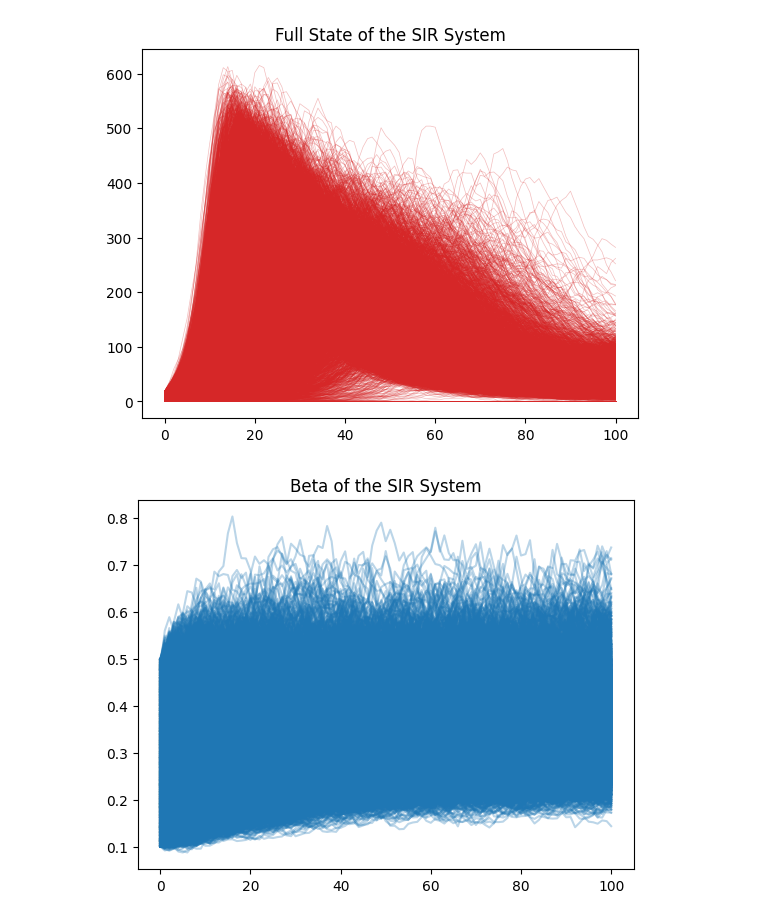
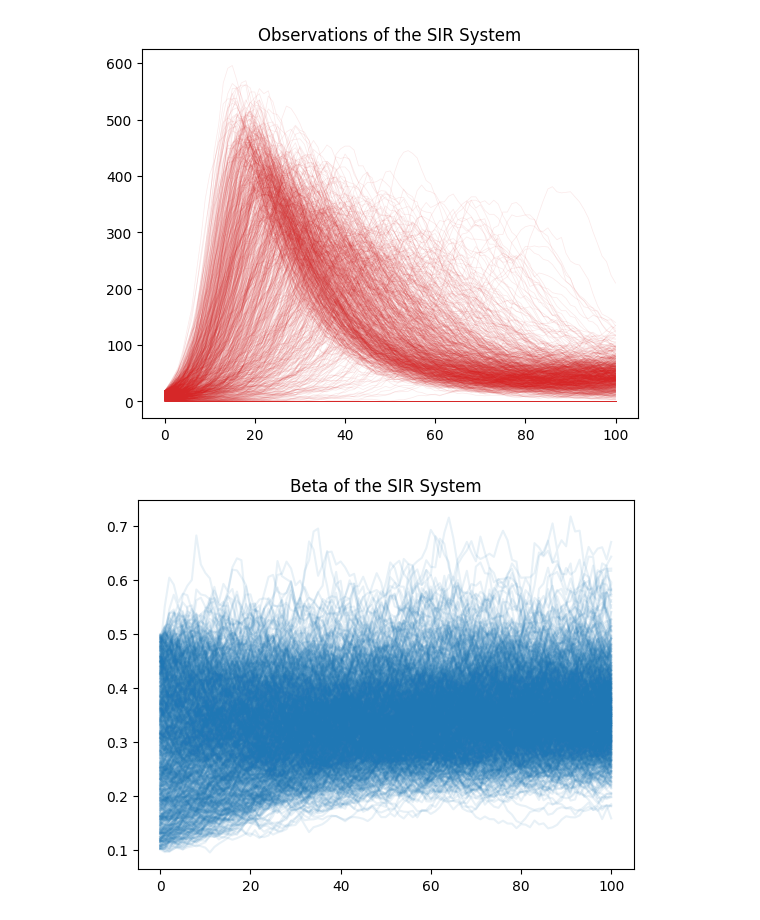
Before and after one commit to Averydx/bayesian_inf, a Jupyter notebook: SIR_rank_histogram_pf.ipynb, the cells around one changed output. Cells and saved outputs as stored; diff of their text form; code cells hidden in the pictures.

```diff
--- a/SIR_rank_histogram_pf.ipynb
+++ b/SIR_rank_histogram_pf.ipynb
@@ -59,53 +60,51 @@ def model(x0, theta, key,days, delta_t):
 
     return jnp.concatenate((x0[jnp.newaxis,:],loop_val))
 # %%
-theta = (0.1, 1 / 90,1/35,jnp.log(0.35),0.2)
+theta = (0.1, 1 / 90, 1 / 35, jnp.log(0.35), 0.2)
 delta_t = 1.0
 days = 100
-rng_key = jax.random.key(10)
+rng_key = jax.random.key(0)
 
-num_models = 10000
+num_models = 1_000
 keys = jax.random.split(rng_key, num_models)
 
 SIR_init_key, rng_key = jax.random.split(rng_key)
 beta_init_key, rng_key = jax.random.split(rng_key)
-I_x0 = jax.random.randint(SIR_init_key,minval = 0,maxval = 20,shape = (num_models,))
+I_x0 = jax.random.randint(SIR_init_key, minval=0, maxval=20, shape=(num_models,))
 
-x0 = jnp.full(
-    shape=(num_models, 3), fill_value=jnp.array([1000, 0, 0])
-)
+x0 = jnp.full(shape=(num_models, 3), fill_value=jnp.array([1000, 0, 0]))
 
-x0 = x0.at[:,0].set(x0[:,0] - I_x0)
-x0 = x0.at[:,1].set(x0[:,1] + I_x0)
+x0 = x0.at[:, 0].set(x0[:, 0] - I_x0)
+x0 = x0.at[:, 1].set(x0[:, 1] + I_x0)
 
-beta_x0 = jax.random.uniform(beta_init_key,shape = (num_models,),minval = 0.1,maxval = 0.5)
+beta_x0 = jax.random.uniform(beta_init_key, shape=(num_models,), minval=0.1, maxval=0.5)
 
-beta_x0 = beta_x0[...,jnp.newaxis]
+beta_x0 = beta_x0[..., jnp.newaxis]
 
-x0 = jnp.concatenate((x0,jnp.log(beta_x0)),axis = -1)
+x0 = jnp.concatenate((x0, jnp.log(beta_x0)), axis=-1)
 
 full_state = jax.vmap(model, in_axes=(0, None, 0, None, None))(
     x0, theta, keys, days, delta_t
 )
 
-plt.title("Full State of the SIR System")
+plt.title("Observations of the SIR System")
 for model_index in range(num_models):
     plt.plot(
         jnp.arange(0, days + delta_t, delta_t),
         full_state[model_index, :, 1],
         lw=0.5,
-        alpha=0.3,
+        alpha=0.1,
         color="tab:red",
     )
 plt.show()
 # %% [output]
-[figure, old version]
+[figure, new version]
 # %%
 plt.title('Beta of the SIR System')
-plt.plot(jnp.arange(0,days+delta_t,delta_t),jnp.exp(full_state[:,:,3]).T,color = 'tab:blue',alpha = 0.3)
+plt.plot(jnp.arange(0,days+delta_t,delta_t),jnp.exp(full_state[:,:,3]).T,color = 'tab:blue',alpha = 0.1)
 plt.show()
 # %% [output]
-[figure, old version]
+[figure, new version]
 # %%
 def particle_filter(observations, delta_t, initial_particles, key, likelihood):
 
```
Also changed, not shown: parts of 8 cells of this notebook, 11 other files.
